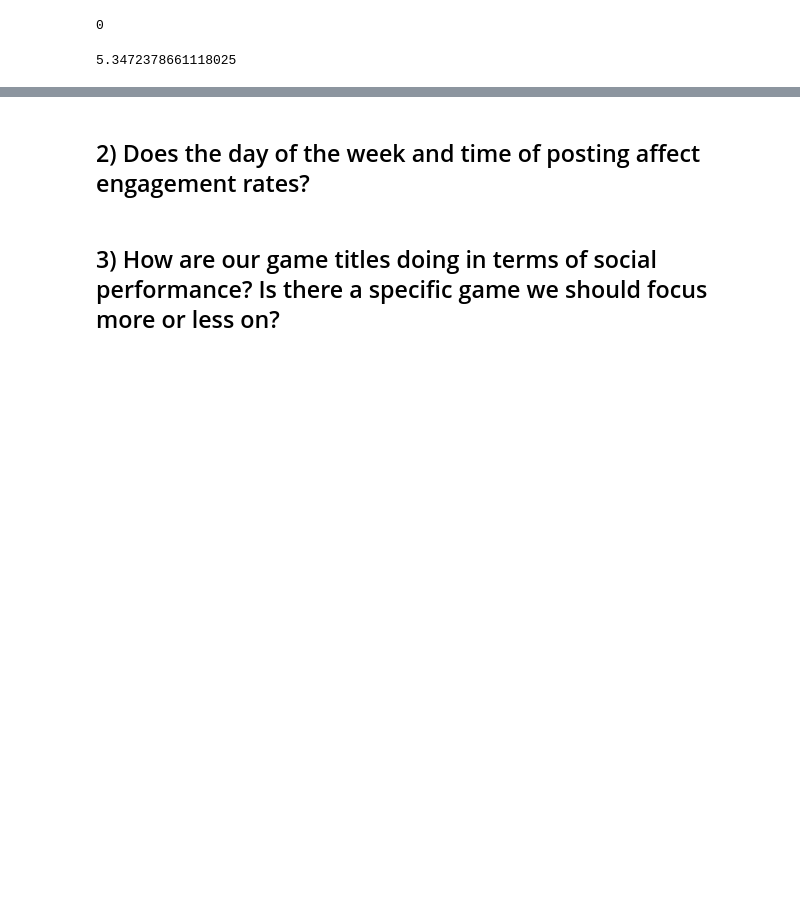
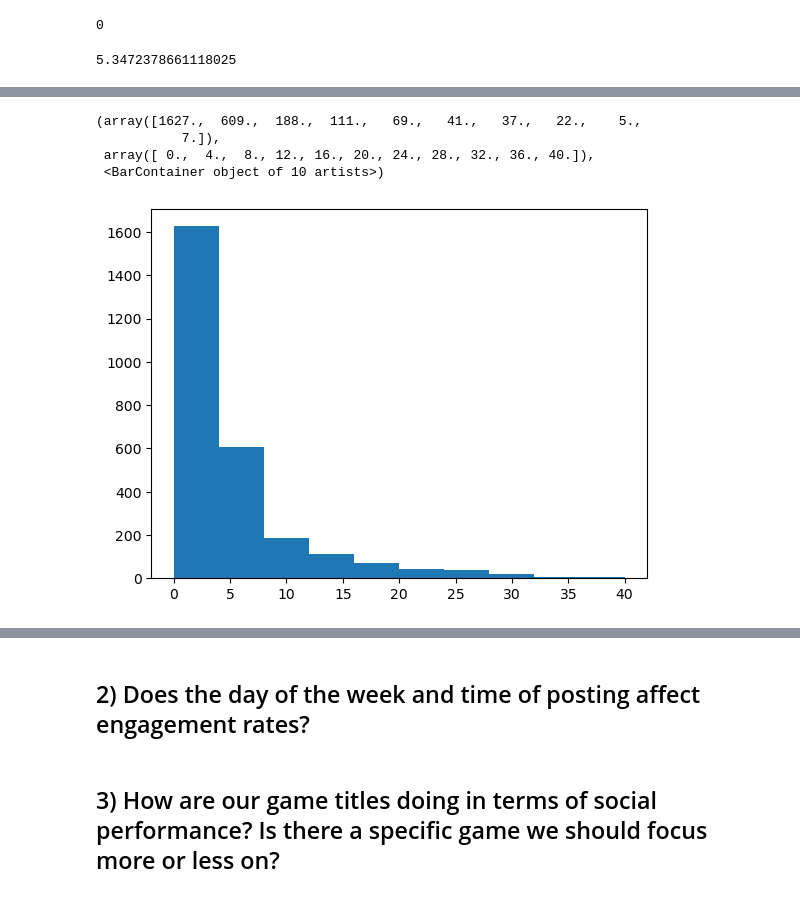
Before and after one commit to Isiah-Z-Montalvo/Evil-Geniuses-Data-Analyst-Internship-Assessment, a Jupyter notebook: Analysis.ipynb, the cells around one changed output, grey strips where cells are left out. Saved outputs shown, nothing was run; the diff lists cells and outputs as text; code cells hidden in the pictures; blank space fills up the shorter version.

```diff
--- a/Analysis.ipynb
+++ b/Analysis.ipynb
@@ -91,3 +92,6 @@ typicalEngagementRate = averageEngagementRate(engagementRates)
 print(typicalEngagementRate)
 # %% [output]
 5.3472378661118025
+# %%
+df["Engagement_Rates"] = engagementRates
+df.head()
@@ -93,0 +105,8 @@ print(typicalEngagementRate)
+# %%
+plt.hist(df.Engagement_Rates, range=[0, 40])
+# %% [output]
+(array([1627.,  609.,  188.,  111.,   69.,   41.,   37.,   22.,    5.,
+           7.]),
+ array([ 0.,  4.,  8., 12., 16., 20., 24., 28., 32., 36., 40.]),
+ <BarContainer object of 10 artists>)
+[figure, added]
```
Also changed, not shown: parts of 5 cells of this notebook.
